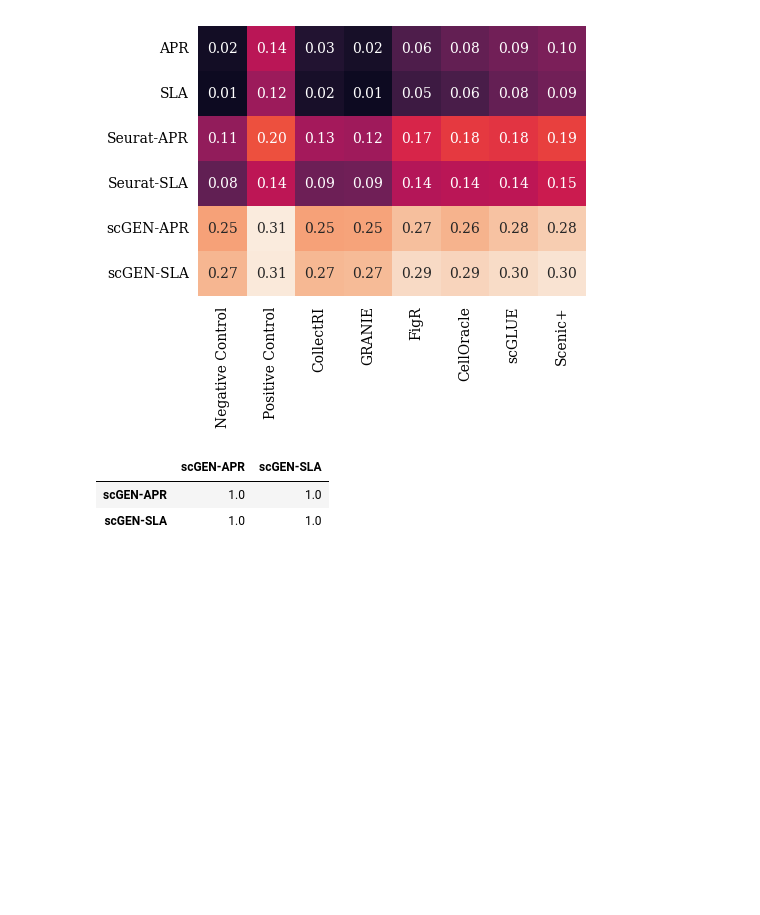
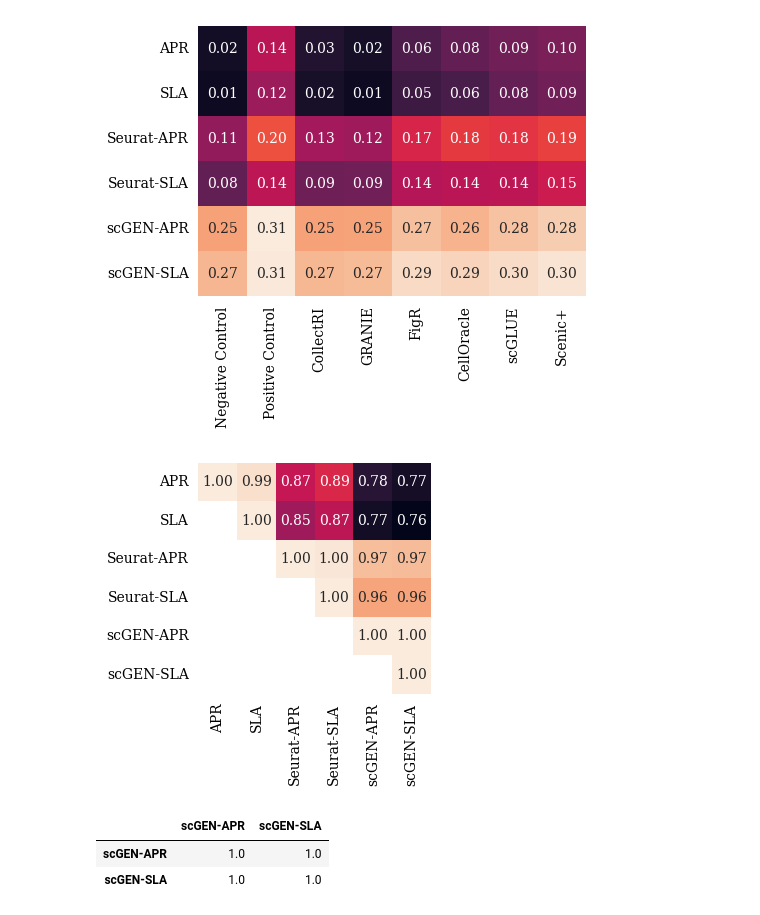
Before and after one commit to janursa/grn_benchmark, a Jupyter notebook: notebooks/process_results.ipynb, the cells around one changed output. Cells and saved outputs as stored; diff of their text form; code cells hidden in the pictures; blank space fills up the shorter version.

```diff
--- a/notebooks/process_results.ipynb
+++ b/notebooks/process_results.ipynb
@@ -461,6 +454,30 @@ headmap(scores_1_1, name='', ax=ax)
 fig.savefig(f"{results_folder}/benchmark/figs/benchmark_all_layers_reg2.png", dpi=300, transparent=True, bbox_inches='tight')
 # %% [output]
 [figure]
+# %%
+# Reg 2
+fig, ax = plt.subplots(1, 1, figsize=(3, 3), sharey=False)
+df_all = pd.concat([extract_col(df_grn_dict, col) for col in ['static-theta-0.0', 'static-theta-0.5', 'static-theta-1.0']], axis=1)
+
+df_corr = df_all.T.corr().round(3)
+
+# Combine both correlation matrices to find global min and max
+vmin = np.nanmin(df_corr)
+vmax = np.nanmax(df_corr)
+
+mask = np.tril(np.ones(df_corr.shape), k=-1).astype(bool)
+
+df_corr.where(~mask, other=np.nan, inplace=True)
+
+sns.heatmap(df_corr, ax=ax, square=False, cbar=False, annot=True, fmt='.2f', vmin=vmin, vmax=vmax)
+
+ax.tick_params(left=False, bottom=False)
+ax.xaxis.set_tick_params(width=0)
+ax.yaxis.set_tick_params(width=0)
+# ax.set_title('Regression 1', pad=10)
+plt.savefig(f'{results_folder}/benchmark/figs/datasets-correlation-reg2.png', dpi=300, transparent=True,  bbox_inches='tight')
+# %% [output]
+[figure, added]
 # %%
 # Reg 2
 
```
Also changed, not shown: parts of 1 cell of this notebook, 2 other files.
